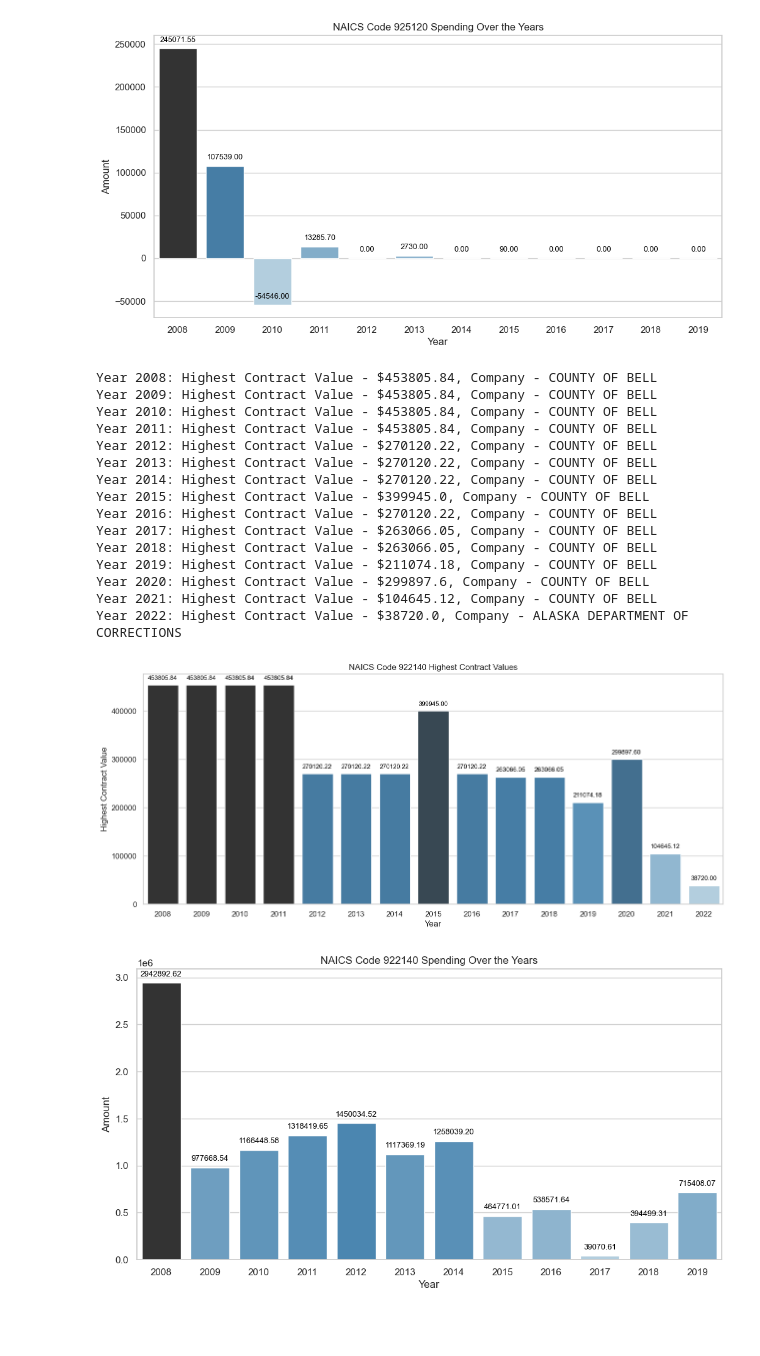
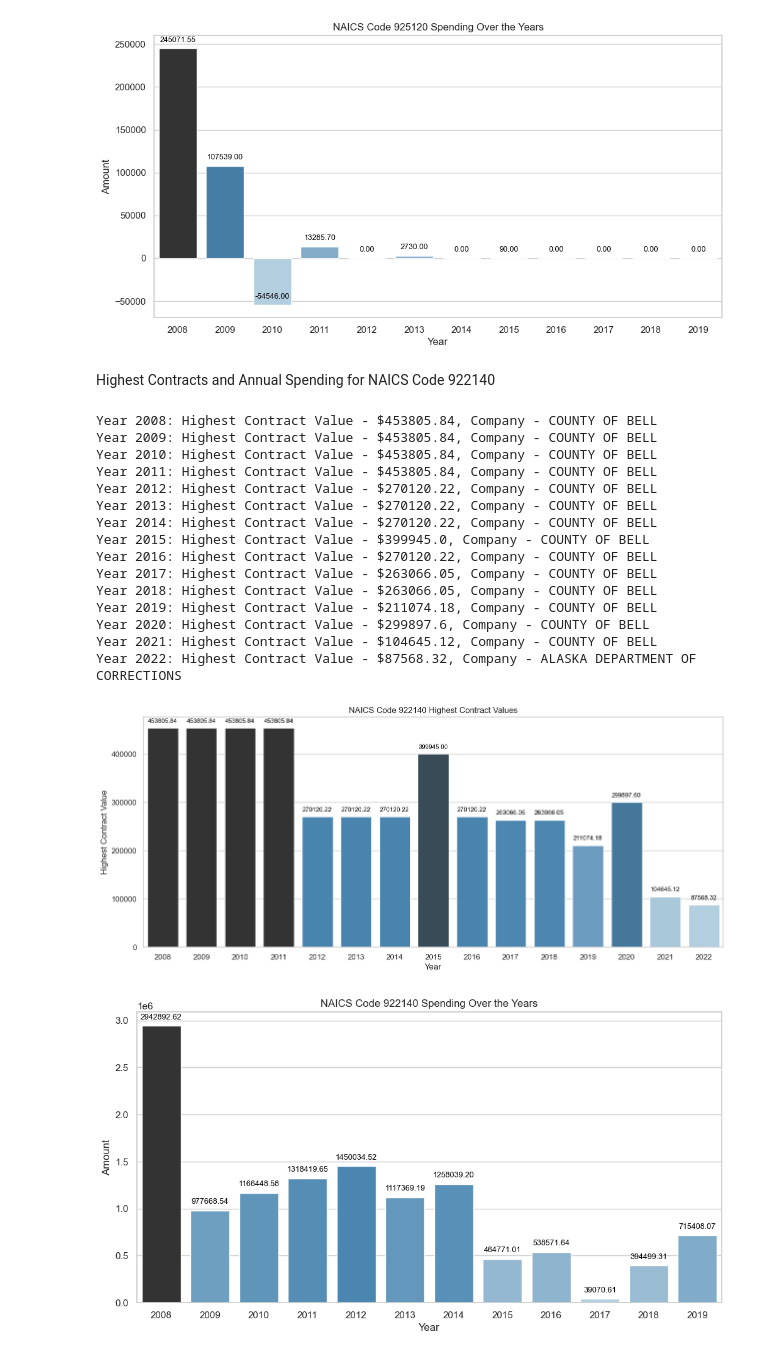
Before and after one commit to BU-Spark/ds-schilde-dod-contracts, a Jupyter notebook: fa23-team/src/naics.ipynb, the cells around one changed output. Drawn from its saved outputs; the diff is of its cells as text; code cells hidden in the pictures; blank space fills up the shorter version.

```diff
--- a/fa23-team/src/naics.ipynb
+++ b/fa23-team/src/naics.ipynb
@@ -150,10 +215,9 @@ def plot_largest_contracts(contracts_dict, naics_code):
 # %%
-if __name__ == "__main__":
-    highest_contracts_927110 = get_highest_contracts("927110")
-    for year, contract in highest_contracts_927110.items():
-        print(f"Year {year}: Highest Contract Value - ${contract['Award Amount']}, Company - {contract['Recipient Name']}")
-    plot_largest_contracts(highest_contracts_927110, "927110")
-    plot_annual_spending(2008, 2020, "927110")
+highest_contracts_927110 = get_highest_contracts("927110")
+for year, contract in highest_contracts_927110.items():
+    print(f"Year {year}: Highest Contract Value - ${contract['Award Amount']}, Company - {contract['Recipient Name']}")
+plot_largest_contracts(highest_contracts_927110, "927110")
+plot_annual_spending(2008, 2020, "927110")
 # %% [output]
 Year 2008: Highest Contract Value - $5098420.07, Company - PARSONS GOVERNMENT SERVICES INC.
 Year 2009: Highest Contract Value - $5098420.07, Company - PARSONS GOVERNMENT SERVICES INC.
@@ -175,38 +241,38 @@ Year 2022: Highest Contract Value - $457106.0, Company - MDA SYSTEMS INC
 # %%
-if __name__ == "__main__":
-    highest_contracts_925120 = get_highest_contracts("925120")
-    for year, contract in highest_contracts_925120.items():
-        print(f"Year {year}: Highest Contract Value - ${contract['Award Amount']}, Company - {contract['Recipient Name']}")
-    plot_largest_contracts(highest_contracts_925120, "925120")
-    plot_annual_spending(2008, 2020, "925120")
+highest_contracts_925120 = get_highest_contracts("925120")
+for year, contract in highest_contracts_925120.items():
+    print(f"Year {year}: Highest Contract Value - ${contract['Award Amount']}, Company - {contract['Recipient Name']}")
+plot_largest_contracts(highest_contracts_925120, "925120")
+plot_annual_spending(2008, 2020, "925120")
 # %% [output]
 Year 2009: Highest Contract Value - $7350.0, Company - ERISMAN, TAMI
 Year 2010: Highest Contract Value - $7350.0, Company - ERISMAN, TAMI
 Year 2011: Highest Contract Value - $7350.0, Company - ERISMAN, TAMI
 [figure]
 [figure]
+# %% [markdown]
+Highest Contracts and Annual Spending for NAICS Code 922140
 # %%
-if __name__ == "__main__":
-    highest_contracts_922140 = get_highest_contracts("922140")
-    for year, contract in highest_contracts_922140.items():
-        print(f"Year {year}: Highest Contract Value - ${contract['Award Amount']}, Company - {contract['Recipient Name']}")
-    plot_largest_contracts(highest_contracts_922140, "922140")
-    plot_annual_spending(2008, 2020, "922140")
+highest_contracts_922140 = get_highest_contracts("922140")
+for year, contract in highest_contracts_922140.items():
+    print(f"Year {year}: Highest Contract Value - ${contract['Award Amount']}, Company - {contract['Recipient Name']}")
+plot_largest_contracts(highest_contracts_922140, "922140")
+plot_annual_spending(2008, 2020, "922140")
 # %% [output]
 Year 2008: Highest Contract Value - $453805.84, Company - COUNTY OF BELL
 Year 2009: Highest Contract Value - $453805.84, Company - COUNTY OF BELL
 Year 2010: Highest Contract Value - $453805.84, Company - COUNTY OF BELL
 Year 2011: Highest Contract Value - $453805.84, Company - COUNTY OF BELL
 Year 2012: Highest Contract Value - $270120.22, Company - COUNTY OF BELL
 Year 2013: Highest Contract Value - $270120.22, Company - COUNTY OF BELL
 Year 2014: Highest Contract Value - $270120.22, Company - COUNTY OF BELL
 Year 2015: Highest Contract Value - $399945.0, Company - COUNTY OF BELL
 Year 2016: Highest Contract Value - $270120.22, Company - COUNTY OF BELL
 Year 2017: Highest Contract Value - $263066.05, Company - COUNTY OF BELL
 Year 2018: Highest Contract Value - $263066.05, Company - COUNTY OF BELL
 Year 2019: Highest Contract Value - $211074.18, Company - COUNTY OF BELL
 Year 2020: Highest Contract Value - $299897.6, Company - COUNTY OF BELL
 Year 2021: Highest Contract Value - $104645.12, Company - COUNTY OF BELL
-Year 2022: Highest Contract Value - $38720.0, Company - ALASKA DEPARTMENT OF CORRECTIONS
+Year 2022: Highest Contract Value - $87568.32, Company - ALASKA DEPARTMENT OF CORRECTIONS
-[figure, old version]
+[figure, new version]
 [figure]
```
Also changed, not shown: parts of 7 cells of this notebook, 1 other file.
